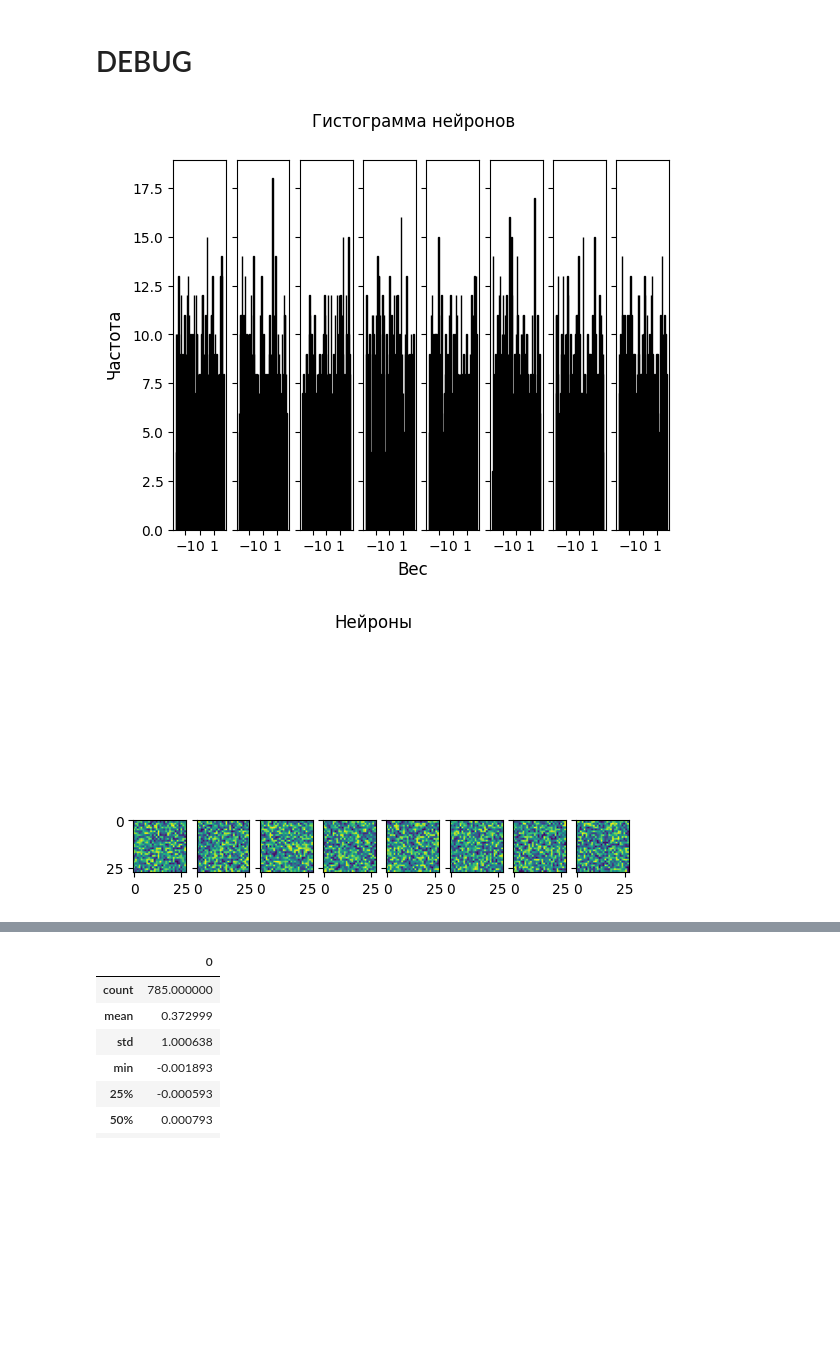
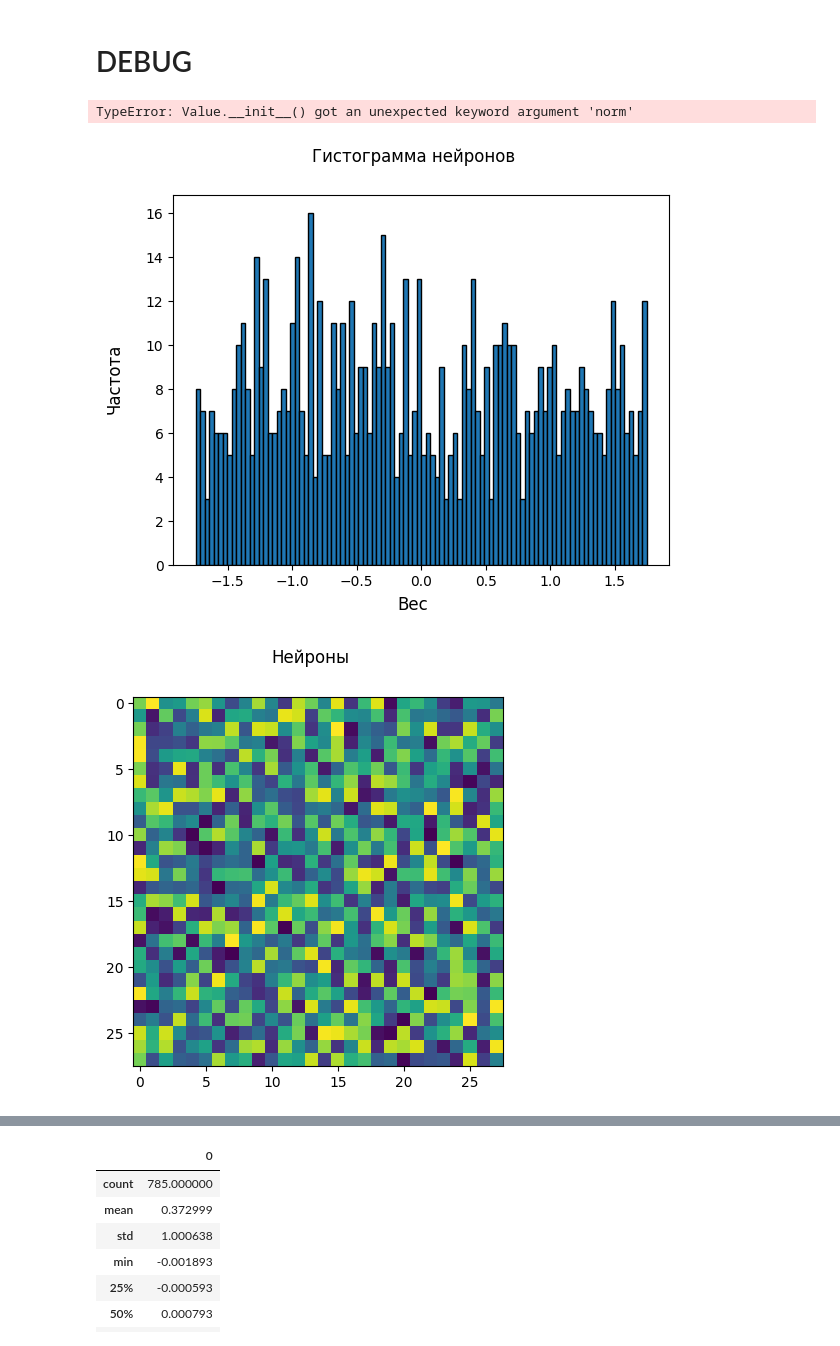
Before and after one commit to AndreyE/micrograd, a Jupyter notebook: mnist.ipynb, the cells around one changed output, grey strips where cells are left out. Cells and saved outputs as stored; diff of their text form; code cells hidden in the pictures; blank space fills up the shorter version.

```diff
--- a/mnist.ipynb
+++ b/mnist.ipynb
@@ -342,38 +351,91 @@ step 0: loss 10.0, accuracy 50.0%
 # %% [markdown]
 # DEBUG
+# %%
+np.random.seed(1337)
+random.seed(1337)
+
+CLASSES = [0, 1]
+oh_encoder, oh_decoder = oh_encode(CLASSES)
+
+x = torch.tensor([
+    [0, 1]
+])
+y_oh = oh_encoder([0])
+
+model = MLP(
+    x.shape[1],
+    [
+        (y_oh.shape[1], 'xspace'),
+    ],
+    lr=1.0,
+    norm=False,
+    init=lambda: 0.0,
+)
+
+
+input = arr2vals(x, 'input')
+scores = feed_forward(model, input)
+targets = arr2vals(y_oh, 'target')
+
+print('inputs: ', x)
+print('targets: ', y_oh, '\n')
+
+
+def calc_loss(scores, targets):
+    assert len(scores) == len(targets)
+    return sum(one_loss(xs, ts) for xs, ts in zip(scores, targets))
+
+total_loss = calc_loss(scores, targets)
+
+def dump(k):
+    print(f'{k} loss: ', total_loss)
+    print(f'{k} params: ', model.layers[0].parameters())
+    print(f'{k} scores: ', scores, '\n')
+
+dump('start')
+for k in range(1):
+    model.learn_from(total_loss, q=1.0)
+
+    scores = feed_forward(model, input)
+    total_loss = calc_loss(scores, targets)
+    dump(k)
+
+calc_accuracy(scores, targets, oh_decoder)
+# %% [output]
+TypeError: Value.__init__() got an unexpected keyword argument 'norm'
 # %%
 classes = [1, 2]
 
 x, y = select_batch(X_train, Y_train, classes, 10, void_ratio=0.0)
 oh_encoder, oh_decoder = oh_encode(classes)
 y_oh = oh_encoder(y)
 
 model = MLP(
     784,
     [
-        (8, 'xspace'),
+        (1, 'xspace'),
         (len(classes), 'xspace')
     ],
     lr=1.0,
     # init=lambda: -1.0
 )
 model.norm()
 
 def loss():
     input = arr2vals(x, 'input')
     scores = feed_forward(model, input)
     targets = arr2vals(y_oh, 'target')
 
     total_loss = calc_loss(scores, targets)
     acc = calc_accuracy(scores, targets, oh_decoder)
     return total_loss, acc * 100
 
 NEURONS = model.layers[0].neurons
 all_neurons_histo(NEURONS)
 draw_all_neurons(NEURONS)
 # %% [output]
-[figure, old version]
+[figure, new version]
-[figure, old version]
+[figure, new version]
 # %%
 iterations = 1
 total_loss = None
```
Also changed, not shown: parts of 7 cells of this notebook, 2 other files.
